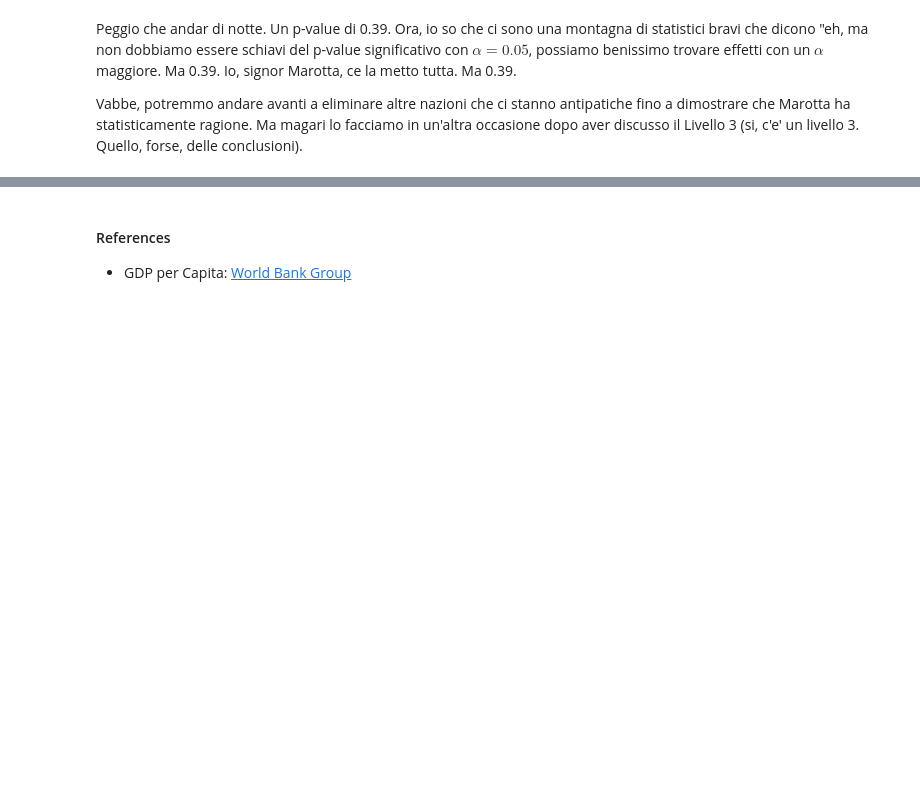
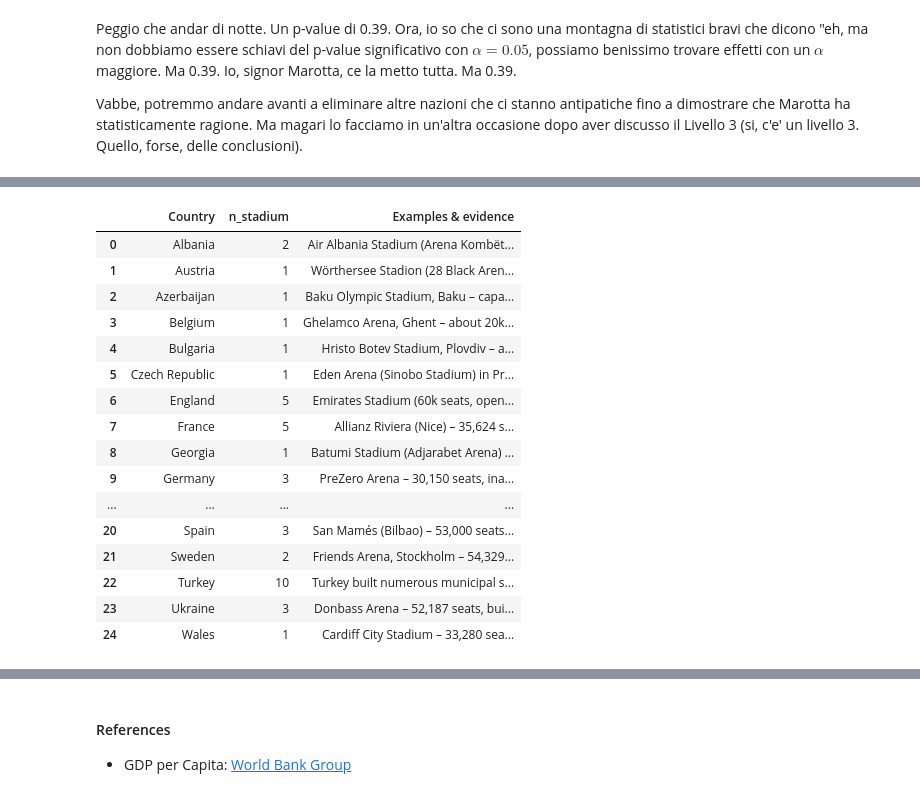
Before and after one commit to pacoraggio/Stadium, a Jupyter notebook: analysis.ipynb, the cells around one changed output, grey strips where cells are left out. Saved outputs shown, nothing was run; the diff lists cells and outputs as text; code cells hidden in the pictures; blank space fills up the shorter version.

```diff
--- a/analysis.ipynb
+++ b/analysis.ipynb
@@ -527,0 +538,3 @@ Vabbe, potremmo andare avanti a eliminare altre nazioni che ci stanno antipatich
+# %%
+stadiumdb_data = pd.read_csv('./data/stadiumdb.csv')
+stadiumdb_data.head()
@@ -527,0 +599,23 @@ Vabbe, potremmo andare avanti a eliminare altre nazioni che ci stanno antipatich
+# %%
+(stadiumdb_data[stadiumdb_data['Approx. number of stadiums ≥ 20k seats built 2006–2026'] > 0]
+ .reset_index(drop=True)
+ .rename(columns={'Country (UEFA member)': 'Country', 'Approx. number of stadiums ≥ 20k seats built 2006–2026': 'n_stadium', 'Examples': 'stadium_names'})
+)
+# %% [output]
+|  | Country | n_stadium | Examples & evidence |
+| 0 | Albania | 2 | Air Albania Stadium (Arena Kombët... |
+| 1 | Austria | 1 | Wörthersee Stadion (28 Black Aren... |
+| 2 | Azerbaijan | 1 | Baku Olympic Stadium, Baku – capa... |
+| 3 | Belgium | 1 | Ghelamco Arena, Ghent – about 20k... |
+| 4 | Bulgaria | 1 | Hristo Botev Stadium, Plovdiv – a... |
+| 5 | Czech Republic | 1 | Eden Arena (Sinobo Stadium) in Pr... |
+| 6 | England | 5 | Emirates Stadium (60k seats, open... |
+| 7 | France | 5 | Allianz Riviera (Nice) – 35,624 s... |
+| 8 | Georgia | 1 | Batumi Stadium (Adjarabet Arena) ... |
+| 9 | Germany | 3 | PreZero Arena – 30,150 seats, ina... |
+| ... | ... | ... | ... |
+| 20 | Spain | 3 | San Mamés (Bilbao) – 53,000 seats... |
+| 21 | Sweden | 2 | Friends Arena, Stockholm – 54,329... |
+| 22 | Turkey | 10 | Turkey built numerous municipal s... |
+| 23 | Ukraine | 3 | Donbass Arena – 52,187 seats, bui... |
+| 24 | Wales | 1 | Cardiff City Stadium – 33,280 sea... |
```
Also changed, not shown: parts of 21 cells of this notebook, 3 other files.
